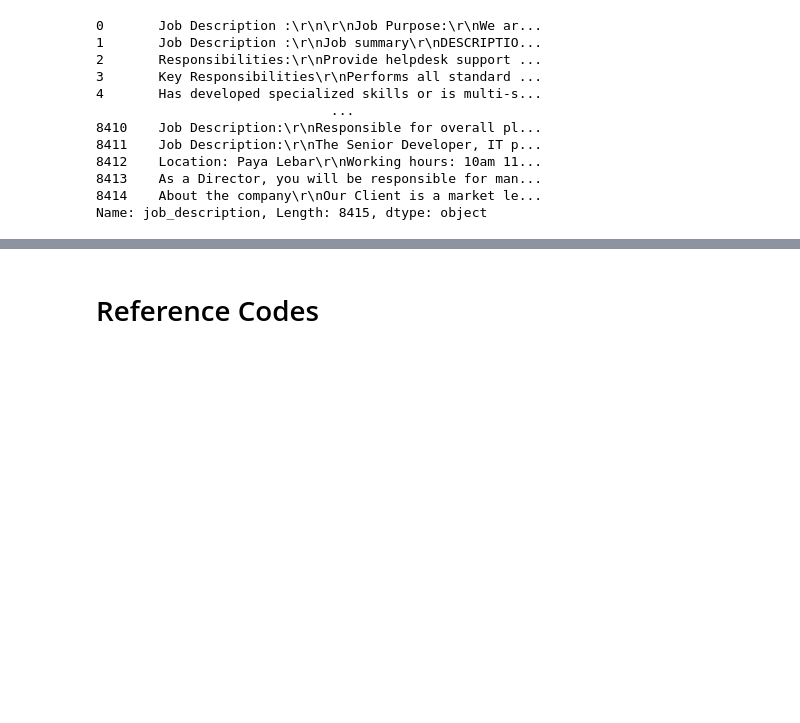
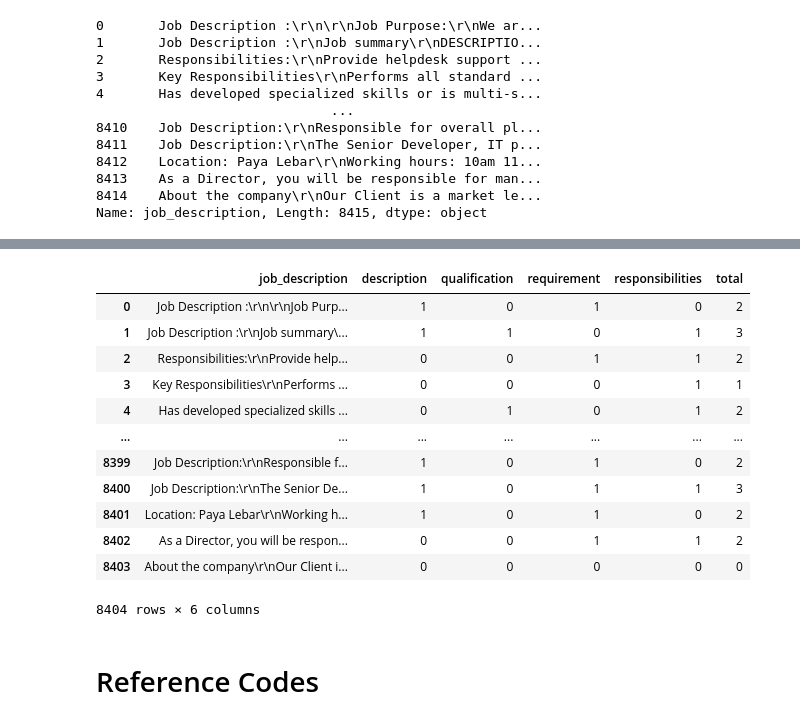
Before and after one commit to joshuawong96/job-posting-analysis, a Jupyter notebook: data/cleaned/Wordcloud Visualisations (All Monster SG CSV).ipynb, the cells around one changed output, grey strips where cells are left out. Saved outputs shown, nothing was run; the diff lists cells and outputs as text; code cells hidden in the pictures; blank space fills up the shorter version.

```diff
--- a/data/cleaned/Wordcloud Visualisations (All Monster SG CSV).ipynb
+++ b/data/cleaned/Wordcloud Visualisations (All Monster SG CSV).ipynb
@@ -649,0 +672,21 @@ Name: job_description, Length: 8415, dtype: object
+# %%
+job_des = pd.DataFrame(data = df[df['job_description'].isna() == False]['job_description'])
+job_des['description'] = 0
+job_des['qualification'] = 0
+job_des['requirement'] = 0
+job_des['responsibilities'] = 0
+job_des.reset_index(inplace=True, drop=True)
+# %%
+# number of postings with 'description', 'qualification', 'requirement', 'responsibilities'
+
+for i, row in job_des.iterrows():
+        if 'description' in row['job_description'].lower():
+            job_des['description'].iloc[i] = 1
+        if 'qualification' in row['job_description'].lower():
+            job_des['qualification'].iloc[i] = 1
+        if 'requirement' in row['job_description'].lower():
+            job_des['requirement'].iloc[i] = 1
+        if 'responsibilities' in row['job_description'].lower():
+            job_des['responsibilities'].iloc[i] = 1
+
+job_des
@@ -650,3 +711,20 @@ Name: job_description, Length: 8415, dtype: object
+# %%
+job_des['total'] = job_des['description'] + job_des['qualification'] + job_des['requirement'] + job_des['responsibilities']
+job_des
+# %% [output]
+|  | job_description | description | qualification | requirement | responsibilities | total |
+| 0 | Job Description :\r\n\r\nJob Purp... | 1 | 0 | 1 | 0 | 2 |
+| 1 | Job Description :\r\nJob summary\... | 1 | 1 | 0 | 1 | 3 |
+| 2 | Responsibilities:\r\nProvide help... | 0 | 0 | 1 | 1 | 2 |
+| 3 | Key Responsibilities\r\nPerforms ... | 0 | 0 | 0 | 1 | 1 |
+| 4 | Has developed specialized skills ... | 0 | 1 | 0 | 1 | 2 |
+| ... | ... | ... | ... | ... | ... | ... |
+| 8399 | Job Description:\r\nResponsible f... | 1 | 0 | 1 | 0 | 2 |
+| 8400 | Job Description:\r\nThe Senior De... | 1 | 0 | 1 | 1 | 3 |
+| 8401 | Location: Paya Lebar\r\nWorking h... | 1 | 0 | 1 | 0 | 2 |
+| 8402 | As a Director, you will be respon... | 0 | 0 | 1 | 1 | 2 |
+| 8403 | About the company\r\nOur Client i... | 0 | 0 | 0 | 0 | 0 |
+8404 rows × 6 columns
 # %% [markdown]
 # Reference Codes
 # %%
```
Also changed, not shown: parts of 3 cells of this notebook.
